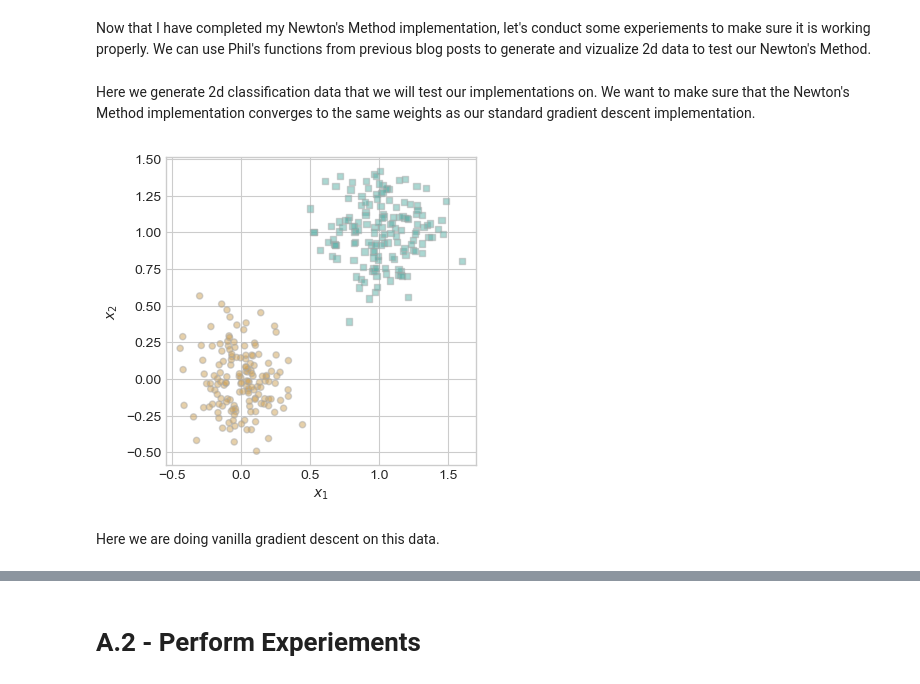
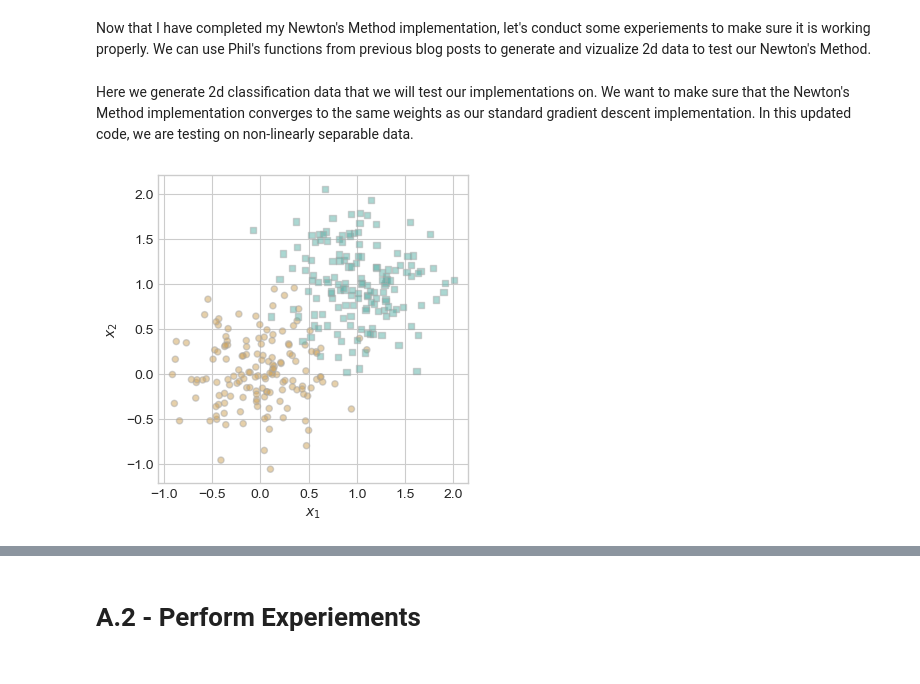
Before and after one commit to jacksonbhanson7/jacksonbhanson7.github.io, a Jupyter notebook: posts/Advanced Optimization: Newton’s Method and Adam/index.ipynb, the cells around one changed output, grey strips where cells are left out. Saved outputs shown, nothing was run; the diff lists cells and outputs as text; code cells hidden in the pictures.

Commit message:
Blog post 7 revisions
Changed comparison between vanilla GD and Newton's

```diff
--- a/posts/Advanced Optimization: Newton’s Method and Adam/index.ipynb
+++ b/posts/Advanced Optimization: Newton’s Method and Adam/index.ipynb
@@ -54,12 +54,10 @@ def draw_line(w, x_min, x_max, ax, **kwargs):
     y = -(w_[0]*x + w_[2])/w_[1]
     l = ax.plot(x, y, **kwargs)
 # %% [markdown]
-Here we generate 2d classification data that we will test our implementations on. We want to make sure that the Newton's Method implementation converges to the same weights as our standard gradient descent implementation.
+Here we generate 2d classification data that we will test our implementations on. We want to make sure that the Newton's Method implementation converges to the same weights as our standard gradient descent implementation. In this updated code, we are testing on non-linearly separable data.
 # %%
-X, y = classification_data(noise = 0.2)
+X, y = classification_data(noise = 0.4)
 fig, ax = plt.subplots(1, 1, figsize = (4, 4))
 plot_data(X, y, ax)
 # %% [output]
-[figure, old version]
+[figure, new version]
-# %% [markdown]
-Here we are doing vanilla gradient descent on this data.
```
Also changed, not shown: parts of 11 cells of this notebook, 12 other files.
